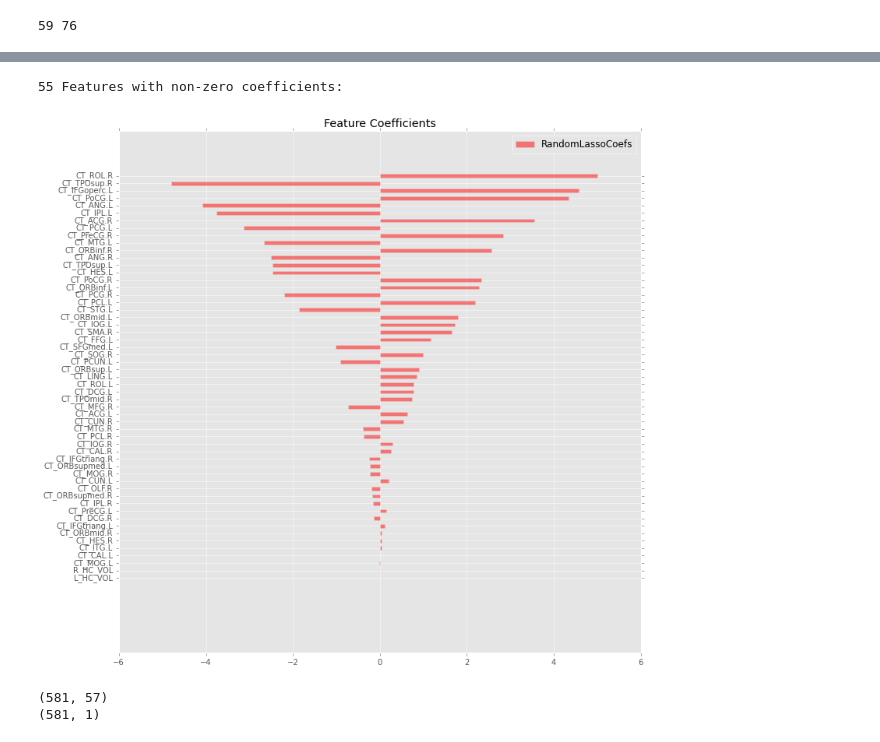
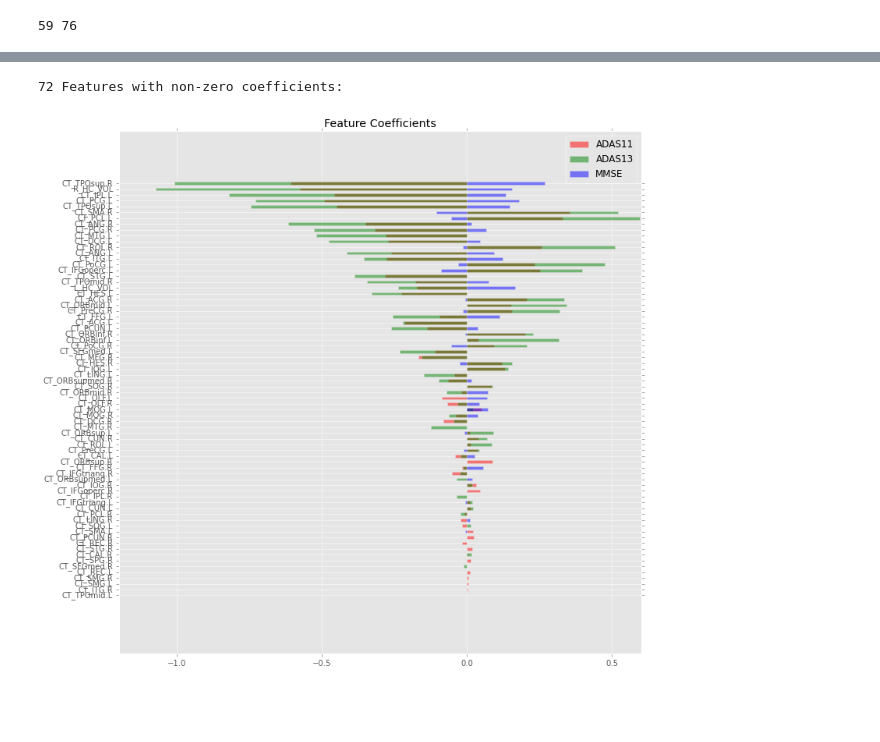
Before and after one commit to TIGRLab/NI-ML, a Jupyter notebook: models/notebooks/MMRegression/Regression_Random_Lasso.ipynb, the cells around one changed output, grey strips where cells are left out. Saved outputs shown, nothing was run; the diff lists cells and outputs as text; code cells hidden in the pictures; blank space fills up the shorter version.

Commit message:
Adds feature scaling and centering for interpretability

```diff
--- a/models/notebooks/MMRegression/Regression_Random_Lasso.ipynb
+++ b/models/notebooks/MMRegression/Regression_Random_Lasso.ipynb
@@ -61,10 +61,11 @@ def load_test_data(in_file, clinical_scale, feature_cols):
     return {'X':X, 'y':y}
 # %%
 feature_cols = ['CT', 'L_HC_VOL','R_HC_VOL']
-clinical_scale = ['ADAS13']
+clinical_scale = ['ADAS11', 'ADAS13', 'MMSE']
 
 cv_data, var_names = load_CV_data(train_val_file,kf_file, clinical_scale, feature_cols)
 test_data = load_test_data(test_file, clinical_scale, feature_cols)
 print cv_data['X_train'][0].shape
+print cv_data['y_train'][0].shape
 # %% [output]
 (522, 76)
@@ -219,25 +223,14 @@ def make_table(k, var_names, **kwargs):
     return frame
 # %%
 from IPython.display import display
+mean_coefs = np.mean(coefs, axis=1).T
+best_alpha=scipy.stats.mode(alphas)[0][0]
 
-# Features selected:
-fscores = np.array(feat_scores)
-fscores = np.mean(fscores, axis=0)
-coef_matrix = np.zeros(shape=(10, X.shape[1]))
-for f, support in enumerate(supports):
-    coef_matrix[f,support] = coefs[f]
-
-mean_coefs = np.mean(coef_matrix, axis=0)
-final_support = np.nonzero(mean_coefs)[0]
-
-stats = np.array(stats)
-alphas = np.array(alphas)
-best_alpha=scipy.stats.mode(alphas)[0][0]
 
 print 'Mode of regularization param: {}'.format(best_alpha)
 
-model=make_table(10, ['Model'], R2=stats[:,0], Adj_R2=stats[:,1], RMSE=stats[:,2], r=stats[:,3], pval=stats[:,4])
-display(model)
-table = make_table(10, var_names, coefs=coef_matrix)
-table=table.sort(['Mean coefs'], ascending=[0])
+for i in range(y.shape[1]):
+    print '{} scale regression:'.format(clinical_scale[i])
+    model=make_table(10, ['Model'], R2=stats[i,:,0], Adj_R2=stats[i,:,1], RMSE=stats[i,:,2], r=stats[i,:,3], pval=stats[i,:,4])
+    display(model)
 # %% [output]
@@ -247,24 +247,28 @@ Mode of regularization param: 7.19685673001
 # %%
-# Pick a classifier, plot the feature weights
-K = 76 # K components to visualize
-T = 0 # Target clinical scale to visualize
+feats = zip(var_names, mean_coefs)
+feats.sort(reverse=False, key=lambda x: np.sum(abs(x[1])))
+feats = [feat for feat in feats if np.sum(abs(feat[1])) > 0.0]
+coef_matrix = np.array(zip(*feats)[1])
 
-feats = zip(var_names, np.mean(coef_matrix,axis=0))
-feats.sort(reverse=False, key=lambda x: abs(x[1]))
-feats = [feat for feat in feats if abs(feat[1]) > 0.0]
 # Plot the feature importances of the classifier
 print '{} Features with non-zero coefficients:'.format(len(feats))
 plt.figure()
 plt.title("Feature Coefficients")
 y_pos = np.arange(len(feats))
-plt.barh(y_pos, width=zip(*feats)[1], height=0.5, color='r', align="center", alpha=0.5, label='RandomLassoCoefs')
+
+#print [coef for coef in zip(*feats)[1]]
+
+plt.barh(y_pos, width=coef_matrix[:,0], height=0.5, color='r', align="center", alpha=0.5, label='{}'.format(clinical_scale[0]))
+plt.barh(y_pos, width=coef_matrix[:,1], height=0.5, color='g', align="center", alpha=0.5, label='{}'.format(clinical_scale[1]))
+plt.barh(y_pos, width=coef_matrix[:,2], height=0.5, color='b', align="center", alpha=0.5, label='{}'.format(clinical_scale[2]))
 plt.yticks(y_pos, zip(*feats)[0])
 plt.legend()
 plt.show()
 # %% [output]
-55 Features with non-zero coefficients:
+72 Features with non-zero coefficients:
-[figure, old version]
+[figure, new version]
 # %%
+import sklearn
 from sklearn.linear_model import Ridge
 
 # Fit final model for testing
@@ -276,15 +280,9 @@ if BaseReg==linear_model.RidgeCV:
 else:
     test_reg = Regression(normalize=True, fit_intercept=False)
 
-# Feature Select:
-X_tv_r = X_tv[:,final_support]#.reshape(X_tv.shape[0],-1)
-print X_tv_r.shape
-print y_tv.shape
-
-test_reg.fit(X_tv_r, y_tv)
+# Normalize
+scaler = sklearn.preprocessing.StandardScaler().fit(X_tv)
+X_tv = scaler.transform(X_tv)
-# %% [output]
-(581, 57)
-(581, 1)
 # %%
 X_t = test_data['X']
 y_t = test_data['y']
```
Also changed, not shown: parts of 6 cells of this notebook, 2 other files.
